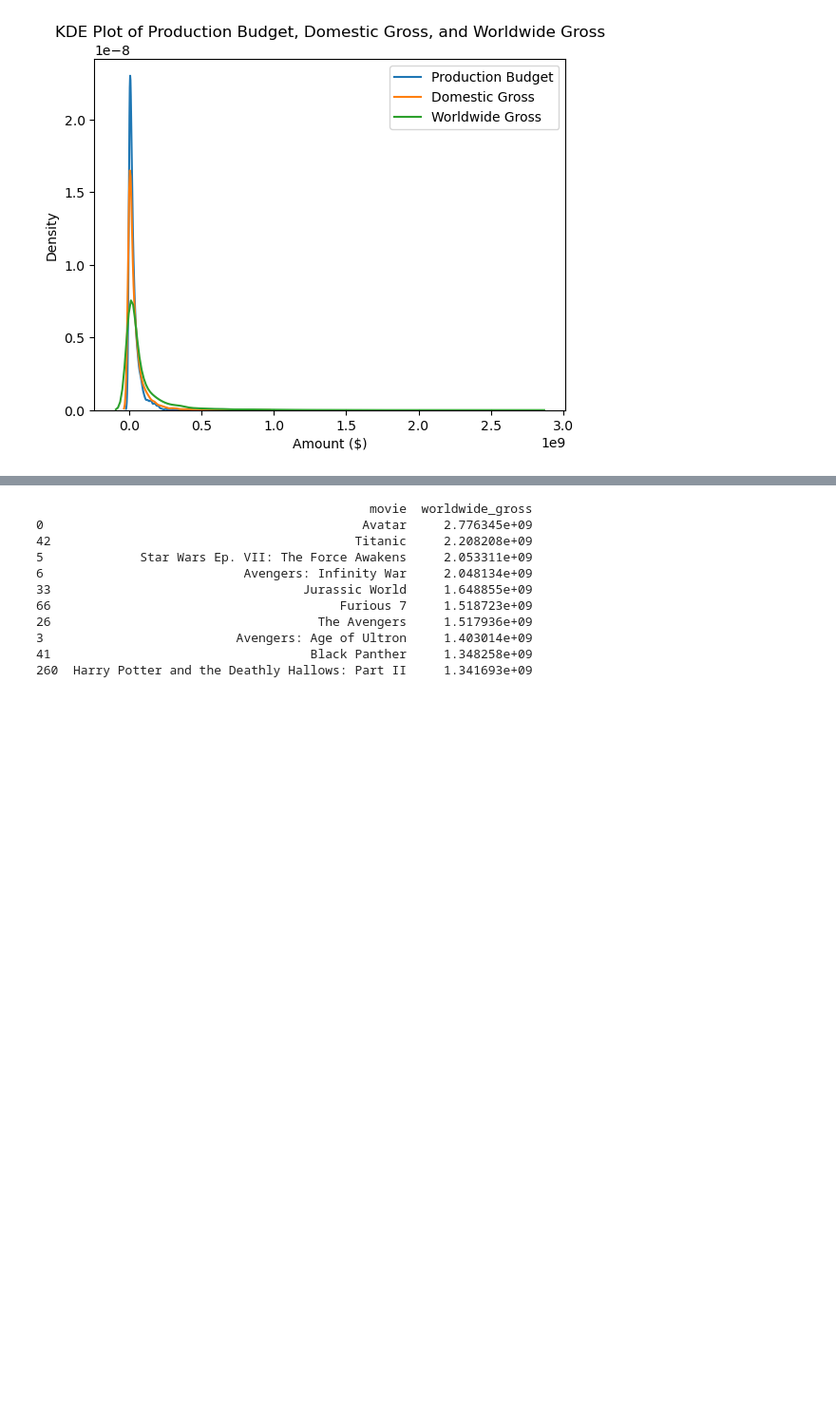
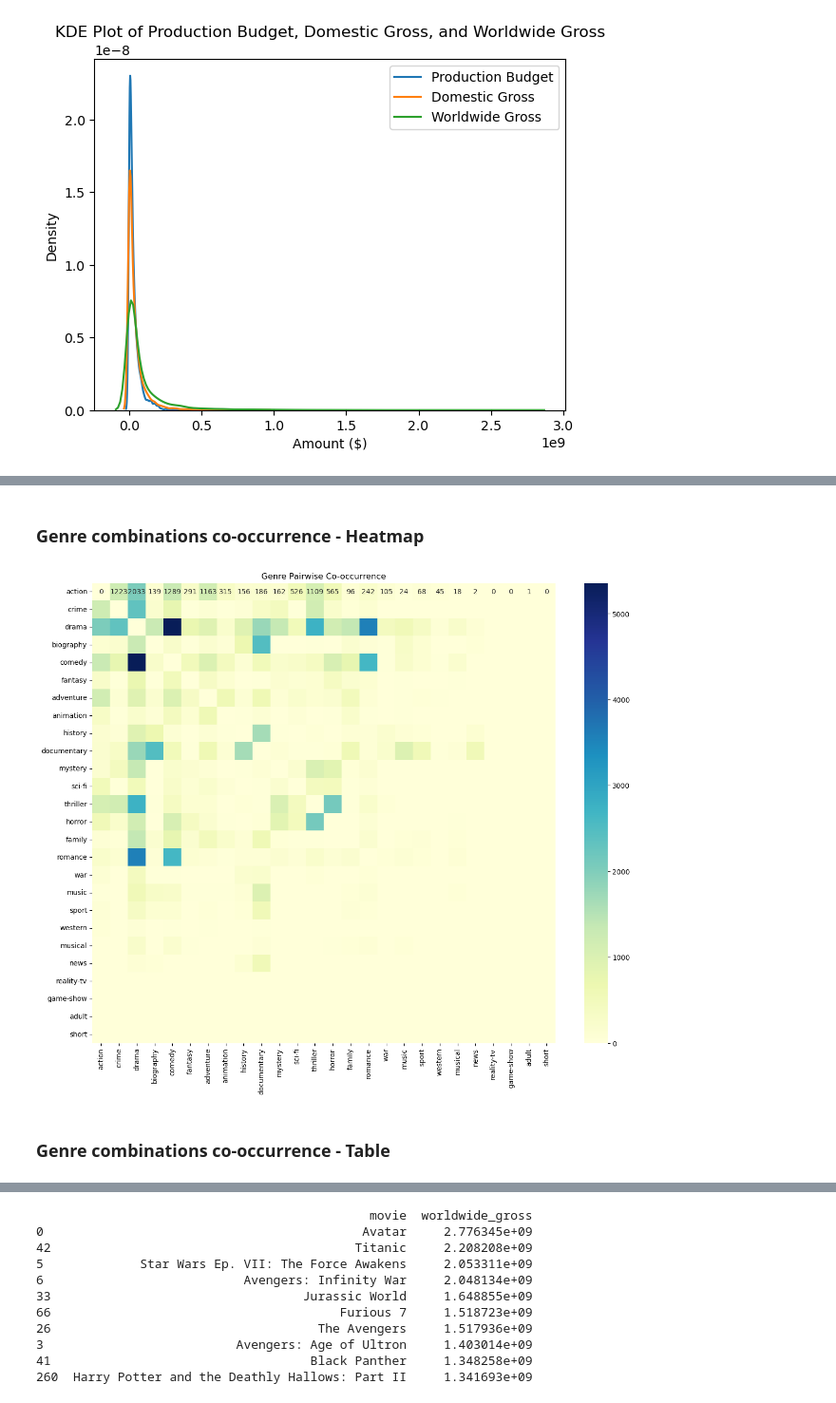
Before and after one commit to kev065/movie-studio-project, a Jupyter notebook: index.ipynb, the cells around one changed output, grey strips where cells are left out. Shown: that part at 95% size. Cells and saved outputs as stored; diff of their text form; code cells hidden in the pictures; blank space fills up the shorter version.

```diff
--- a/index.ipynb
+++ b/index.ipynb
@@ -556,0 +628,26 @@ plt.show()
+# %% [markdown]
+### Genre combinations co-occurrence - Heatmap
+# %%
+# Create a DataFrame for pairwise genre combinations
+from itertools import combinations
+
+# Calculate pairwise genre co-occurrence
+genre_pairs = pd.DataFrame(
+    index=genres_expanded,
+    columns=genres_expanded,
+    data=0
+)
+
+for genre1, genre2 in combinations(genres_expanded, 2):
+    genre_pairs.loc[genre1, genre2] = ((imdb_df[genre1] & imdb_df[genre2]).sum())
+    genre_pairs.loc[genre2, genre1] = genre_pairs.loc[genre1, genre2]
+
+# Plot the pairwise co-occurrence
+plt.figure(figsize=(15, 12))
+sns.heatmap(genre_pairs, annot=True, cmap='YlGnBu', fmt='d')
+plt.title('Genre Pairwise Co-occurrence')
+plt.show()
+# %% [output]
+[figure, added]
+# %% [markdown]
+### Genre combinations co-occurrence - Table
```
Also changed, not shown: parts of 13 cells of this notebook.
